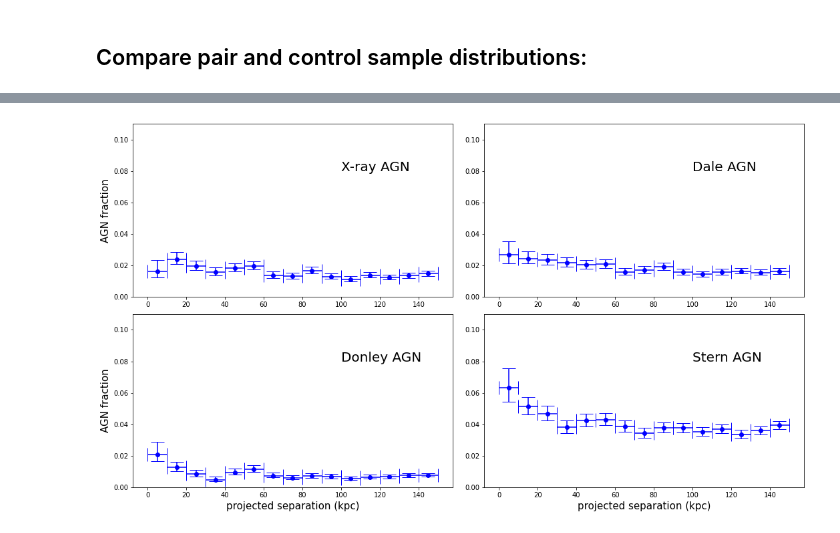
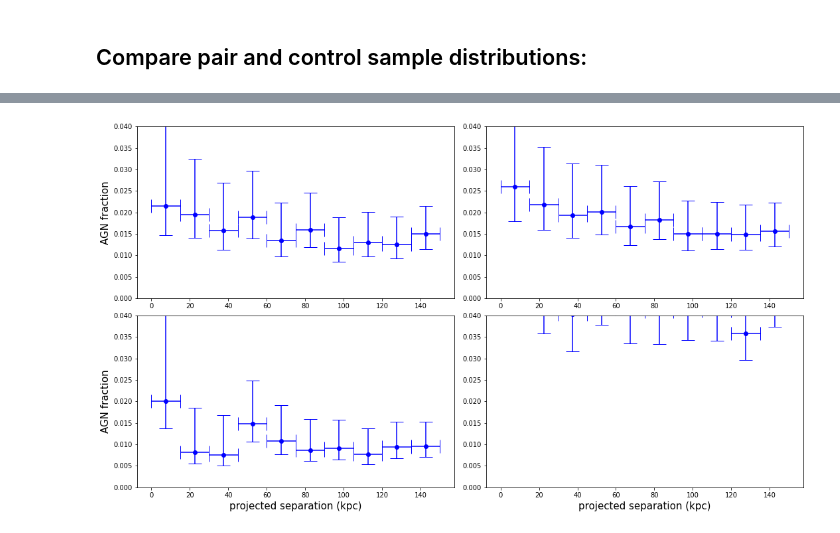
Before and after one commit to sldough21/pair-conv-misc, a Jupyter notebook: pam_analysis.ipynb, the cells around one changed output, grey strips where cells are left out. Drawn from its saved outputs; the diff is of its cells as text; code cells hidden in the pictures.

```diff
--- a/pam_analysis.ipynb
+++ b/pam_analysis.ipynb
@@ -282,13 +317,27 @@ def make_bins_PDF(max_dist=100, n_bins=10):
 # %%
 # create bins:
 max_dist=150
-n_bins=15
+n_bins=10
 resolve = True
 bins = make_bins_PDF(max_dist=max_dist, n_bins=n_bins)
 
 # file = 'hmag_cut.csv'
 # file = 'no_hmag_cut.csv'
-file = 'no_hmag_cut_sig1.csv'
+# file = 'pair_prob/no_hmag_cut.csv'
+
+# file = 'pair_prob/hmag24p5_sig0p3.csv'
+# file = 'pair_prob/hmag100_sig0p3.csv'
+# file = 'pair_prob/hmag100_sig1.csv'
+# file = 'pair_prob/hmag100_sig10.csv'
+
+# file =  'conv_prob/sig0p3.csv'
+# file =  'conv_prob/sig1.csv'
+# file = 'conv_prob/sig100.csv'
+# file = 'conv_prob/sig100_nobot_6p5z_500dv.csv'
+
+# file = 'pair_prob/PP_ALL_FIELDS.csv'
+file = 'conv_prob/CP_ALL_FIELDS.csv'
+
 rdf = pd.read_csv(PATH+file)
 
 # add an AGN count per pair column:
@@ -350,7 +399,9 @@ rdf.loc[ rdf['prime_IR_AGN_STR'] == 1, 'pStAGN_PR' ] = 1
 rdf.loc[ rdf['partner_IR_AGN_STR'] == 1, 'pStAGN_PA' ] = 1
 
 
-rdf = rdf[ (rdf['partner_M'] > 9) & (rdf['prime_z'] < 3) ] # ((rdf['field'] == 'GDS') | (rdf['field'] == 'EGS')) ]
+rdf = rdf[ (rdf['partner_M'] > 9) & (rdf['prime_z'] < 3.0) & (rdf['field'] != 'COSMOS') &
+          (rdf['pair_prob'] > 0.0001) ]
+#& (rdf['mass_ratio'] >= np.log10(4/1)) ]
 # rdf = rdf[ (rdf['prime_M'] > 10) & (rdf['prime_z'] < 3.0)  & (rdf['field'] == 'COSMOS') ] (rdf['mass_ratio'] > np.log10(4/1))
 
 pAGN_frac = {}
@@ -399,10 +450,10 @@ for i, rnge in enumerate(bins):
     high = float(info[1])
 
     # sort into bins
-    bin_df = rdf[ (rdf['kpc_sep'] > low) & (rdf['kpc_sep'] <= high) ]
+    bin_df = rdf[ (rdf['kpc_sep'] > low) & (rdf['kpc_sep'] <= high) ]#& (rdf['kpc_sep'] > 5) ]
 
     # calculating AGN per pair here                   #beware                     # this seems to be area of difference...
-    pAGN_frac[bins[rnge]] = sum(bin_df['pair_prob'] * 0.5*bin_df['pXAGN']) / (sum(bin_df['pair_prob']))# * len(bin_df))
+    # pAGN_frac[bins[rnge]] = sum(bin_df['pair_prob'] * 0.5*bin_df['pXAGN']) / (sum(bin_df['pair_prob']))# * len(bin_df))
     # pAGN_frac[bins[rnge]] = sum(bin_df['pair_prob'] * 0.5*bin_df['mAGN']) / (len(bin_df))
 #     iAGN_frac[bins[rnge]] = ( (len(bin_df.loc[bin_df['c1prime_LX'] > LX_AGN]) + len(bin_df.loc[bin_df['c2prime_LX'] > LX_AGN]) +
 #                              len(bin_df.loc[bin_df['c1partner_LX'] > LX_AGN]) + len(bin_df.loc[bin_df['c2partner_LX'] > LX_AGN])) /
@@ -510,9 +561,6 @@ for i, rnge in enumerate(bins):
     ###~~~~~~~~~~~~~~~~~~~~~~~~~~~~~~~~~~~~~~~~~~~~~~~~~~~~~~~~~~~~~~~~~~~~~~~~~~~~~~~~~~~~~~~~~~~~~~~~~~~~~~~~~~~~~~~###
 
 
-
-
-
 # get graphical data
 pXAGN_fracs = np.array([pXAGN_frac[col] for col in pXAGN_frac])
 pDAGN_fracs = np.array([pDAGN_frac[col] for col in pDAGN_frac])
@@ -701,46 +743,46 @@ fig.subplots_adjust(hspace=0.1)
 # X-ray
 ax[0,0].scatter(kpc_meds, pX_fr, color='blue')
 ax[0,0].errorbar(kpc_meds, pX_fr, yerr=(pX_lerr,pX_uerr), xerr=vwidth/2, linestyle="None", capsize=10, color='blue')
-ax[0,0].set_ylim(0, 0.11)
+ax[0,0].set_ylim(0, 0.04)
 ax[0,0].set_ylabel('AGN fraction', fontsize=15)
 # ax[0,0].set_xlabel('projected separation (kpc)', fontsize=15)
-ax[0,0].text(100,0.08,'X-ray AGN', fontsize=20)
+# ax[0,0].text(100,0.08,'X-ray AGN', fontsize=20)
 
 # Dale
 ax[0,1].scatter(kpc_meds, pD_fr, color='blue')
 ax[0,1].errorbar(kpc_meds, pD_fr, yerr=(pD_lerr,pD_uerr), xerr=vwidth/2, linestyle="None", capsize=10, color='blue')
-ax[0,1].set_ylim(0, 0.11)
+ax[0,1].set_ylim(0, 0.04)
 # ax[0,1].set_xlabel('projected separation (kpc)', fontsize=15)
-ax[0,1].text(100,0.08,'Dale AGN', fontsize=20)
+# ax[0,1].text(100,0.08,'Dale AGN', fontsize=20)
 
 # Donley
 ax[1,0].scatter(kpc_meds, pDo_fr, color='blue')
 ax[1,0].errorbar(kpc_meds, pDo_fr, yerr=(pDo_lerr,pDo_uerr), xerr=vwidth/2, linestyle="None", capsize=10, color='blue')
-ax[1,0].set_ylim(0, 0.11)
+ax[1,0].set_ylim(0, 0.04)
 ax[1,0].set_xlabel('projected separation (kpc)', fontsize=15)
 ax[1,0].set_ylabel('AGN fraction', fontsize=15)
-ax[1,0].text(100,0.08,'Donley AGN', fontsize=20)
+# ax[1,0].text(100,0.08,'Donley AGN', fontsize=20)
 
 # Stern
 ax[1,1].scatter(kpc_meds, pSt_fr, color='blue')
 ax[1,1].errorbar(kpc_meds, pSt_fr, yerr=(pSt_lerr,pSt_uerr), xerr=vwidth/2, linestyle="None", capsize=10, color='blue')
-ax[1,1].set_ylim(0, 0.11)
+ax[1,1].set_ylim(0, 0.04)
 ax[1,1].set_xlabel('projected separation (kpc)', fontsize=15)
-ax[1,1].text(100,0.08,'Stern AGN', fontsize=20)
+# ax[1,1].text(100,0.08, 'Stern AGN', fontsize=20)
 
 
 
 # ax[0].set_xticks(np.arange(0,150,20))
 # ax[0].set_xticklabels(np.arange(0,150,20),fontsize=15)
 # ax[0].set_yticks(np.arange(0,0.12,0.02))
 # ax[0].set_yticklabels(np.arange(0,0.12,0.02),fontsize=15)
 
 
 # ax[1].set_xticks(np.arange(0,150,20))
 # ax[1].set_xticklabels(np.arange(0,150,20),fontsize=15)
 
 # plt.savefig(PATH+'AP_PP_150kpc.png')
 plt.show()
 # %% [output]
-[figure, old version]
+[figure, new version]
 # %%
```
Also changed, not shown: parts of 16 cells of this notebook.
